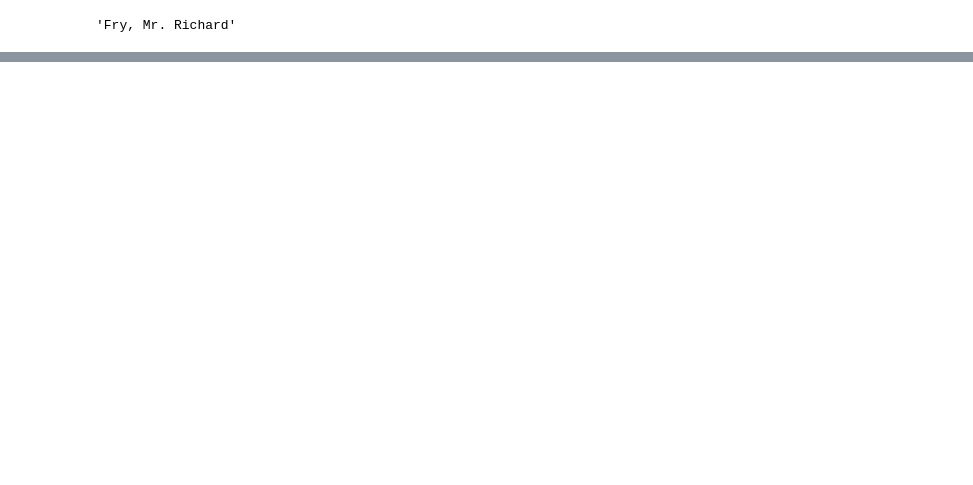
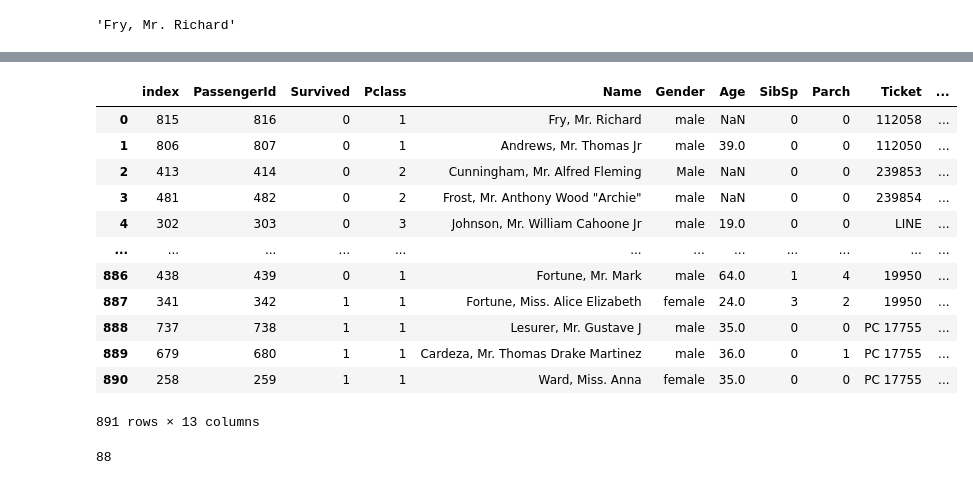
Before and after one commit to faheembashir/Analytics, a Jupyter notebook: Pandas/index.ipynb, the cells around one changed output, grey strips where cells are left out. Cells and saved outputs as stored; diff of their text form; code cells hidden in the pictures; blank space fills up the shorter version.

```diff
--- a/Pandas/index.ipynb
+++ b/Pandas/index.ipynb
@@ -392,0 +386,20 @@ RealData[RealData["Name"].str.contains("aliya")]
+# %%
+RealData.rename(columns={"Sex":"Gender"})
+# %% [output]
+|  | index | PassengerId | Survived | Pclass | Name | Gender | Age | SibSp | Parch | Ticket | ... |
+| 0 | 815 | 816 | 0 | 1 | Fry, Mr. Richard | male | NaN | 0 | 0 | 112058 | ... |
+| 1 | 806 | 807 | 0 | 1 | Andrews, Mr. Thomas Jr | male | 39.0 | 0 | 0 | 112050 | ... |
+| 2 | 413 | 414 | 0 | 2 | Cunningham, Mr. Alfred Fleming | Male | NaN | 0 | 0 | 239853 | ... |
+| 3 | 481 | 482 | 0 | 2 | Frost, Mr. Anthony Wood "Archie" | male | NaN | 0 | 0 | 239854 | ... |
+| 4 | 302 | 303 | 0 | 3 | Johnson, Mr. William Cahoone Jr | male | 19.0 | 0 | 0 | LINE | ... |
+| ... | ... | ... | ... | ... | ... | ... | ... | ... | ... | ... | ... |
+| 886 | 438 | 439 | 0 | 1 | Fortune, Mr. Mark | male | 64.0 | 1 | 4 | 19950 | ... |
+| 887 | 341 | 342 | 1 | 1 | Fortune, Miss. Alice Elizabeth | female | 24.0 | 3 | 2 | 19950 | ... |
+| 888 | 737 | 738 | 1 | 1 | Lesurer, Mr. Gustave J | male | 35.0 | 0 | 0 | PC 17755 | ... |
+| 889 | 679 | 680 | 1 | 1 | Cardeza, Mr. Thomas Drake Martinez | male | 36.0 | 0 | 1 | PC 17755 | ... |
+| 890 | 258 | 259 | 1 | 1 | Ward, Miss. Anna | female | 35.0 | 0 | 0 | PC 17755 | ... |
+891 rows × 13 columns
+# %%
+RealData["Age"].nunique()
+# %% [output]
+88
```
Also changed, not shown: parts of 27 cells of this notebook, 1 other file.
